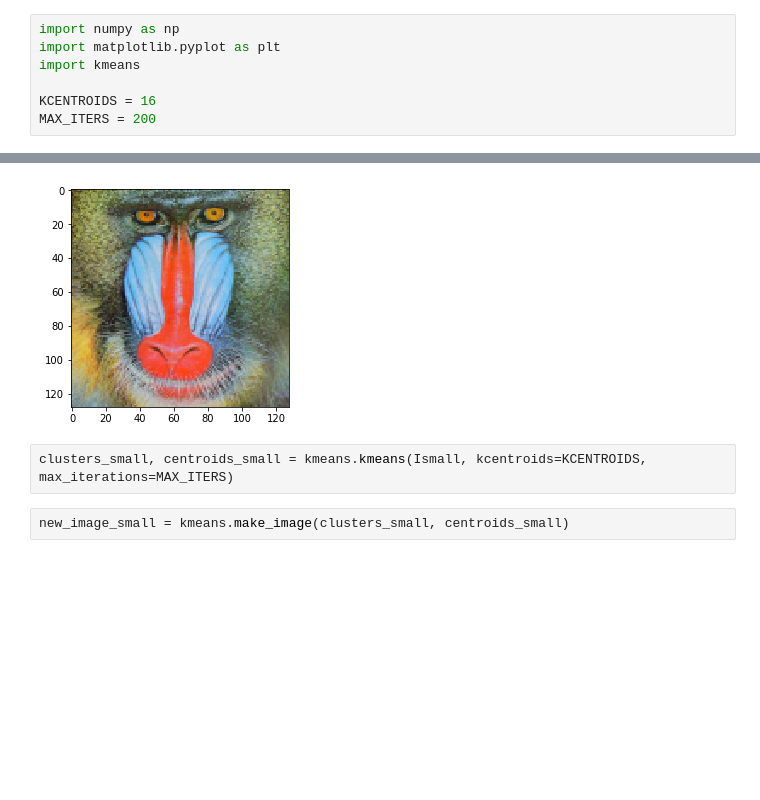
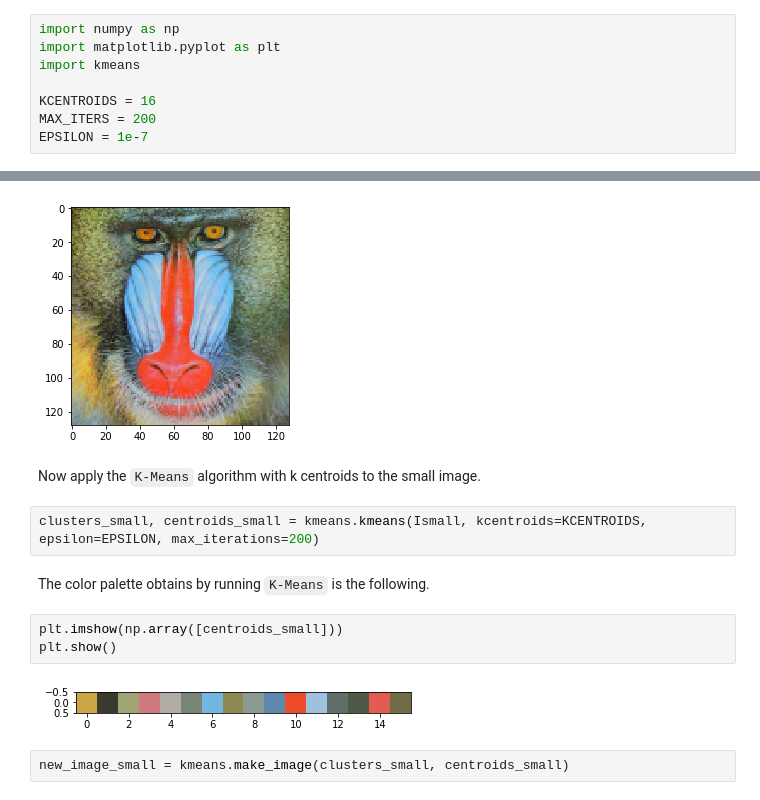
Before and after one commit to CJuanvip/cs229-sols, a Jupyter notebook: src/homework3/homework3_5.ipynb, the cells around one changed output, grey strips where cells are left out. Saved outputs shown, nothing was run; the diff lists cells and outputs as text; blank space fills up the shorter version.

````diff
--- a/src/homework3/homework3_5.ipynb
+++ b/src/homework3/homework3_5.ipynb
@@ -7,5 +7,6 @@ import kmeans
 
 KCENTROIDS = 16
 MAX_ITERS = 200
+EPSILON = 1e-7
 # %% [markdown]
 ### Part 5.a.
@@ -27,8 +32,17 @@ plt.imshow(Ismall)
 plt.show()
 # %% [output]
 [figure]
+# %% [markdown]
+Now apply the ```K-Means``` algorithm with k centroids to the small image.
 # %%
-clusters_small, centroids_small = kmeans.kmeans(Ismall, kcentroids=KCENTROIDS, max_iterations=MAX_ITERS)
+clusters_small, centroids_small = kmeans.kmeans(Ismall, kcentroids=KCENTROIDS, epsilon=EPSILON, max_iterations=200)
+# %% [markdown]
+The color palette obtains by running ```K-Means``` is the following.
+# %%
+plt.imshow(np.array([centroids_small]))
+plt.show()
+# %% [output]
+[figure, added]
 # %%
 new_image_small = kmeans.make_image(clusters_small, centroids_small)
 # %%
````
Also changed, not shown: parts of 6 cells of this notebook, 1 other file.
